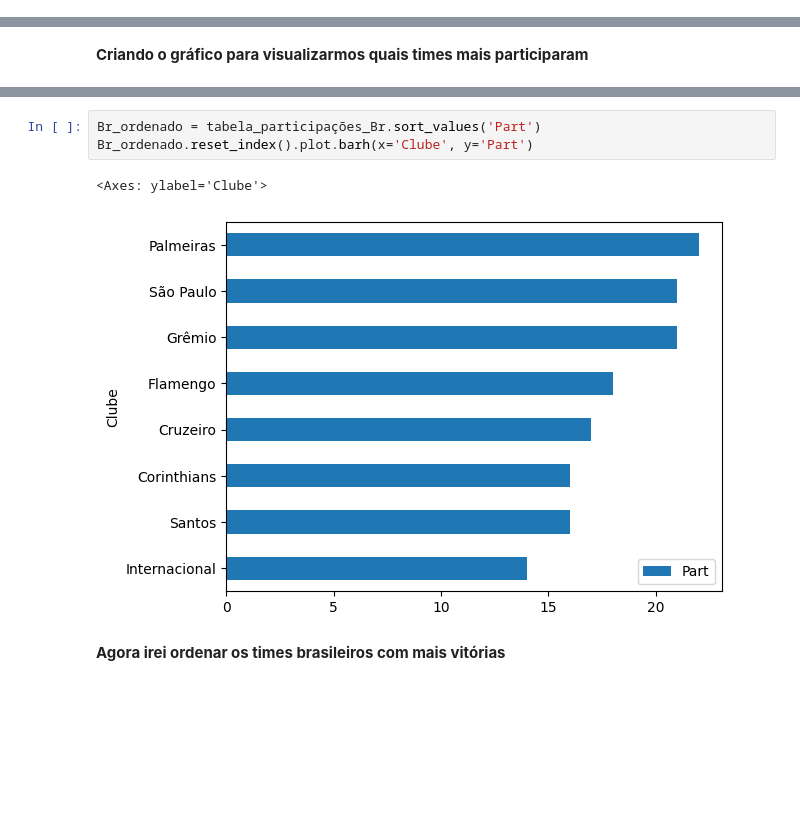
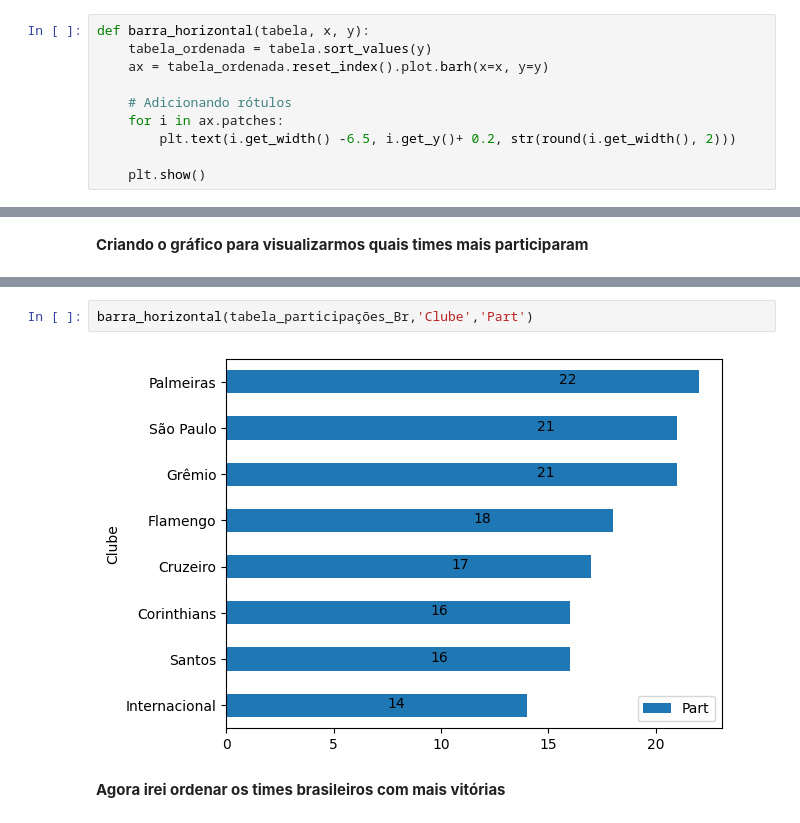
Before and after one commit to hugodevelopment/Web-Scraping, a Jupyter notebook: Liberta_wiki.ipynb, the cells around one changed output, grey strips where cells are left out. Drawn from its saved outputs; the diff is of its cells as text; blank space fills up the shorter version.

```diff
--- a/Liberta_wiki.ipynb
+++ b/Liberta_wiki.ipynb
@@ -36,3 +38,13 @@ def grafico_barras(tabela, x, y):
+# %%
+def barra_horizontal(tabela, x, y):
+    tabela_ordenada = tabela.sort_values(y)
+    ax = tabela_ordenada.reset_index().plot.barh(x=x, y=y)
+
+    # Adicionando rótulos
+    for i in ax.patches:
+        plt.text(i.get_width() -6.5, i.get_y()+ 0.2, str(round(i.get_width(), 2)))
+
+    plt.show()
 # %%
 from bs4 import BeautifulSoup
 import requests
@@ -285,9 +267,7 @@ plt.show()
-# %%
-Br_ordenado = tabela_participações_Br.sort_values('Part')
-Br_ordenado.reset_index().plot.barh(x='Clube', y='Part')
-# %% [output]
-<Axes: ylabel='Clube'>
-[figure, removed]
+# %%
+barra_horizontal(tabela_participações_Br,'Clube','Part')
+# %% [output]
+[figure, added]
 # %% [markdown]
 **Agora irei ordenar os times brasileiros com mais vitórias**
 # %%
```
Also changed, not shown: parts of 8 cells of this notebook.
